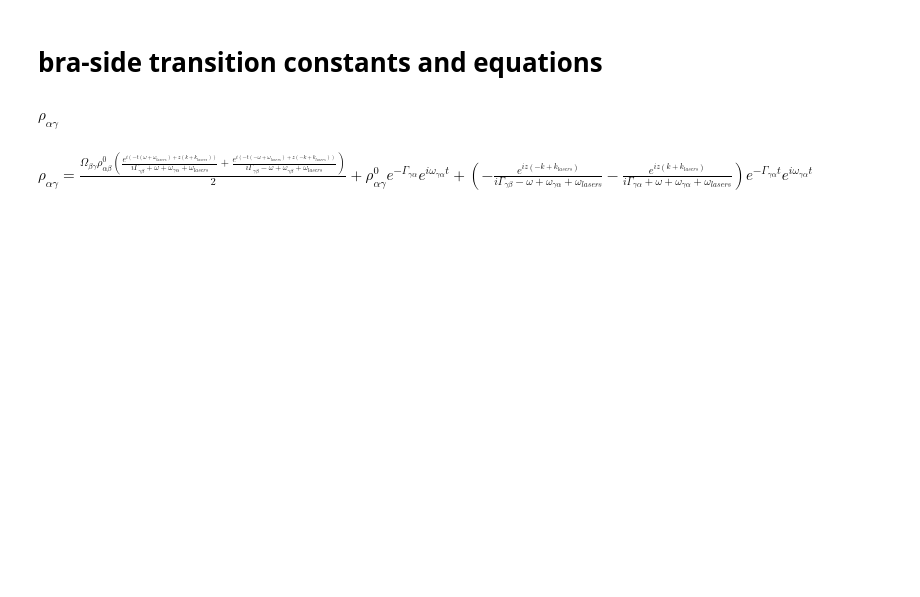
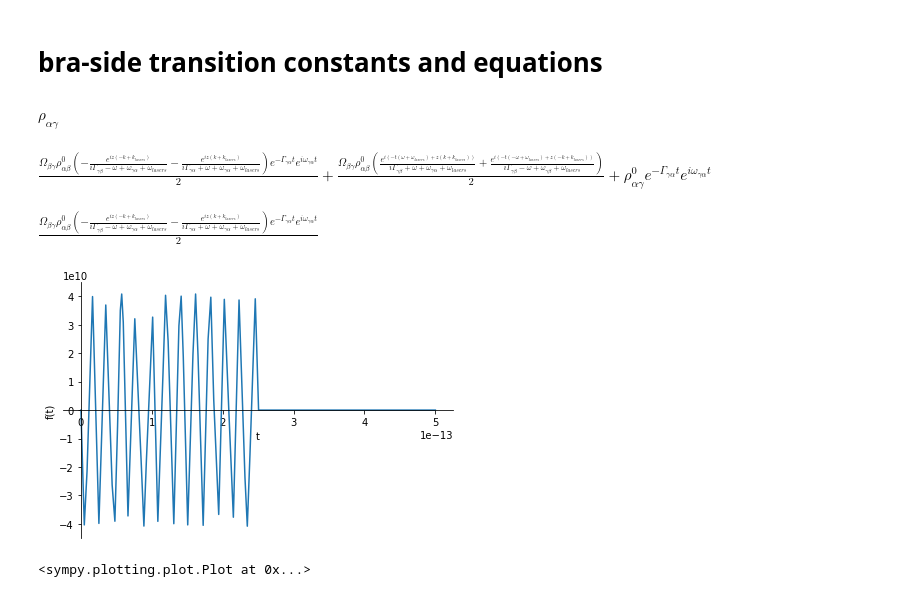
Before and after one commit to wright-group/WrightSim, a Jupyter notebook: transients/Besemann(2001) coherences.ipynb, the cells around one changed output. Drawn from its saved outputs; the diff is of its cells as text; code cells hidden in the pictures; blank space fills up the shorter version.

Commit message:
plotting bra-side transition, but still work in progress

```diff
--- a/transients/Besemann(2001) coherences.ipynb
+++ b/transients/Besemann(2001) coherences.ipynb
@@ -52,12 +52,44 @@ rho_ag
 # %% [output]
 $\displaystyle \rho_{\alpha \gamma}$
 # %%
-Eq(rho_ag, (rabi_bg*rho_ab0/2)*
+bra_trans = Eq(rho_ag, (rabi_bg*rho_ab0/2)*
    ((exp(I*((k_lasers + k)*z - (omega_lasers + omega)*t))/(omega_ga + (omega_lasers+omega) + I*gamma_gb))+
    (exp(I*((k_lasers - k)*z - (omega_lasers - omega)*t))/(omega_gb + (omega_lasers-omega) + I*gamma_gb)))+
-  exp(-gamma_ga*t)*exp(I*omega_ga*t)*
+  (rabi_bg*rho_ab0/2)*(exp(-gamma_ga*t)*exp(I*omega_ga*t)*
   (-exp(I*(k_lasers + k)*z)/(omega_ga + (omega_lasers + omega) + I*gamma_ga)+
-  (-exp(I*(k_lasers - k)*z)/(omega_ga + (omega_lasers - omega) + I*gamma_gb)))+
-   rho_ag0*exp(-gamma_ga)*exp(I*omega_ga*t))
+  (-exp(I*(k_lasers - k)*z)/(omega_ga + (omega_lasers - omega) + I*gamma_gb))))+
+   rho_ag0*exp(-gamma_ga*t)*exp(I*omega_ga*t))
+bra_func = bra_trans.args[1]
+bra_func
 # %% [output]
-$\displaystyle \rho_{\alpha \gamma} = \frac{\Omega_{\beta \gamma} \rho^{0}_{\alpha \beta} \left(\frac{e^{i \left(- t \left(\omega + \omega_{lasers}\right) + z \left(k + k_{lasers}\right)\right)}}{i \Gamma_{\gamma \beta} + \omega + \omega_{\gamma \alpha} + \omega_{lasers}} + \frac{e^{i \left(- t \left(- \omega + \omega_{lasers}\right) + z \left(- k + k_{lasers}\right)\right)}}{i \Gamma_{\gamma \beta} - \omega + \omega_{\gamma \beta} + \omega_{lasers}}\right)}{2} + \rho^{0}_{\alpha \gamma} e^{- \Gamma_{\gamma \alpha}} e^{i \omega_{\gamma \alpha} t} + \left(- \frac{e^{i z \left(- k + k_{lasers}\right)}}{i \Gamma_{\gamma \beta} - \omega + \omega_{\gamma \alpha} + \omega_{lasers}} - \frac{e^{i z \left(k + k_{lasers}\right)}}{i \Gamma_{\gamma \alpha} + \omega + \omega_{\gamma \alpha} + \omega_{lasers}}\right) e^{- \Gamma_{\gamma \alpha} t} e^{i \omega_{\gamma \alpha} t}$
+$\displaystyle \frac{\Omega_{\beta \gamma} \rho^{0}_{\alpha \beta} \left(- \frac{e^{i z \left(- k + k_{lasers}\right)}}{i \Gamma_{\gamma \beta} - \omega + \omega_{\gamma \alpha} + \omega_{lasers}} - \frac{e^{i z \left(k + k_{lasers}\right)}}{i \Gamma_{\gamma \alpha} + \omega + \omega_{\gamma \alpha} + \omega_{lasers}}\right) e^{- \Gamma_{\gamma \alpha} t} e^{i \omega_{\gamma \alpha} t}}{2} + \frac{\Omega_{\beta \gamma} \rho^{0}_{\alpha \beta} \left(\frac{e^{i \left(- t \left(\omega + \omega_{lasers}\right) + z \left(k + k_{lasers}\right)\right)}}{i \Gamma_{\gamma \beta} + \omega + \omega_{\gamma \alpha} + \omega_{lasers}} + \frac{e^{i \left(- t \left(- \omega + \omega_{lasers}\right) + z \left(- k + k_{lasers}\right)\right)}}{i \Gamma_{\gamma \beta} - \omega + \omega_{\gamma \beta} + \omega_{lasers}}\right)}{2} + \rho^{0}_{\alpha \gamma} e^{- \Gamma_{\gamma \alpha} t} e^{i \omega_{\gamma \alpha} t}$
+# %%
+fid = bra_func.args[0]
+driven =  bra_func.args[2]
+ss = bra_func.args[1]
+driven
+# %% [output]
+$\displaystyle \frac{\Omega_{\beta \gamma} \rho^{0}_{\alpha \beta} \left(- \frac{e^{i z \left(- k + k_{lasers}\right)}}{i \Gamma_{\gamma \beta} - \omega + \omega_{\gamma \alpha} + \omega_{lasers}} - \frac{e^{i z \left(k + k_{lasers}\right)}}{i \Gamma_{\gamma \alpha} + \omega + \omega_{\gamma \alpha} + \omega_{lasers}}\right) e^{- \Gamma_{\gamma \alpha} t} e^{i \omega_{\gamma \alpha} t}}{2}$
+# %%
+c = 2.998e8 #m/s
+
+t0 = 0.0001e-15
+t1 = 250e-15
+pulse1 = lambda t: Heaviside(t-t0) - Heaviside(t-t1)
+
+omega_trans = 1600*c*100*2*pi
+gamma_gaval = 2.5
+gamma_gbval = 1
+Rabi1 = 2.045e11
+
+driven_test = driven.subs(k,0).subs(k_lasers,0).subs(omega_lasers,0).subs(rho_ab0,1).subs(rabi_bg,Rabi1)
+driven_test = driven_test.subs(gamma_ga,gamma_gaval).subs(gamma_gb,gamma_gaval)
+driven_test = driven_test.subs(omega_ga, omega_trans).subs(omega, 1600*c*100*2*pi)
+
+fid_test = fid.subs(rho_ag0,1).subs(gamma_ga,gamma_gaval)
+fid_test = fid_test.subs(omega_ga, omega_trans).subs(omega, 1600*c*100*2*pi)
+driven_test
+plot(re(driven_test)*pulse1(t), (t,t0,500e-15))
+# %% [output]
+[figure, added]
+<sympy.plotting.plot.Plot at 0x...>
```
Also changed, not shown: parts of 1 cell of this notebook.
